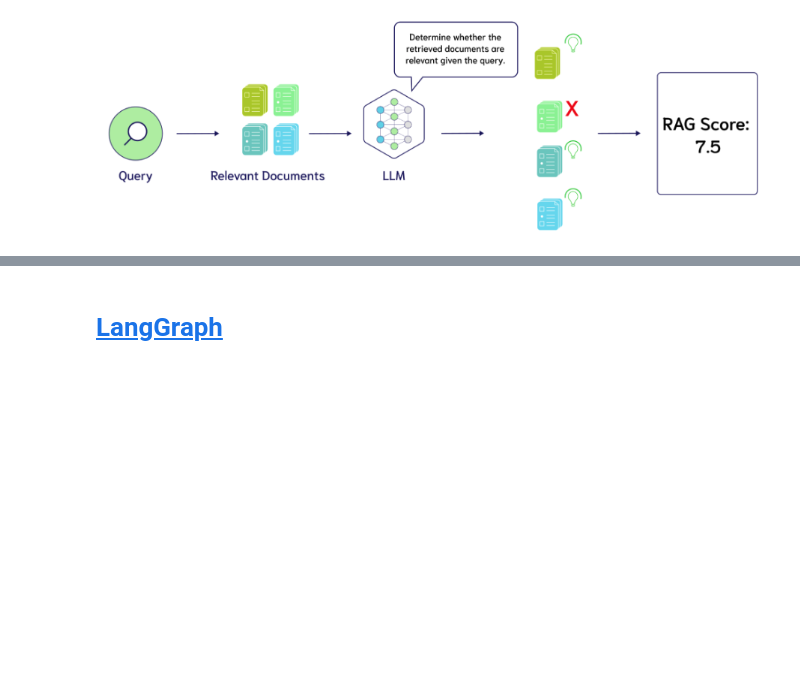
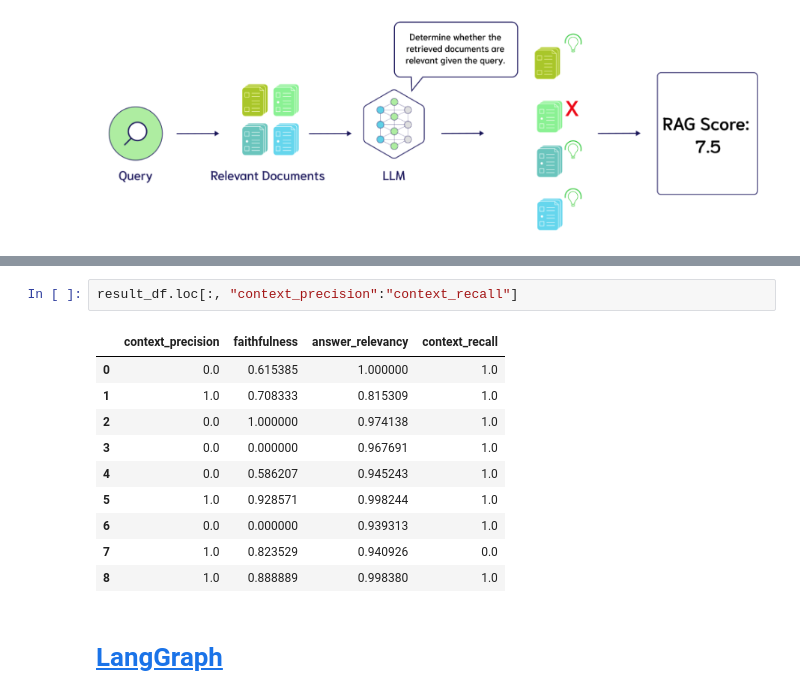
Before and after one commit to good593/course_ai, a Jupyter notebook: 3. Large Language Models/5. RAG/4. RAG - Evaluations & LangGraph.ipynb, the cells around one changed output, grey strips where cells are left out. Cells and saved outputs as stored; diff of their text form; blank space fills up the shorter version.

```diff
--- a/3. Large Language Models/5. RAG/4. RAG - Evaluations & LangGraph.ipynb
+++ b/3. Large Language Models/5. RAG/4. RAG - Evaluations & LangGraph.ipynb
@@ -54,3 +455,16 @@ Successfully installed PyMuPDFb-1.24.10 dataclasses-json-0.6.7 faiss-cpu-1.8.0.p
+# %%
+result_df.loc[:, "context_precision":"context_recall"]
+# %% [output]
+|  | context_precision | faithfulness | answer_relevancy | context_recall |
+| 0 | 0.0 | 0.615385 | 1.000000 | 1.0 |
+| 1 | 1.0 | 0.708333 | 0.815309 | 1.0 |
+| 2 | 0.0 | 1.000000 | 0.974138 | 1.0 |
+| 3 | 0.0 | 0.000000 | 0.967691 | 1.0 |
+| 4 | 0.0 | 0.586207 | 0.945243 | 1.0 |
+| 5 | 1.0 | 0.928571 | 0.998244 | 1.0 |
+| 6 | 0.0 | 0.000000 | 0.939313 | 1.0 |
+| 7 | 1.0 | 0.823529 | 0.940926 | 0.0 |
+| 8 | 1.0 | 0.888889 | 0.998380 | 1.0 |
 # %% [markdown]
 # [LangGraph](https://wikidocs.net/233785)
 # %% [markdown]
```
Also changed, not shown: parts of 76 cells of this notebook, 1 other file.
